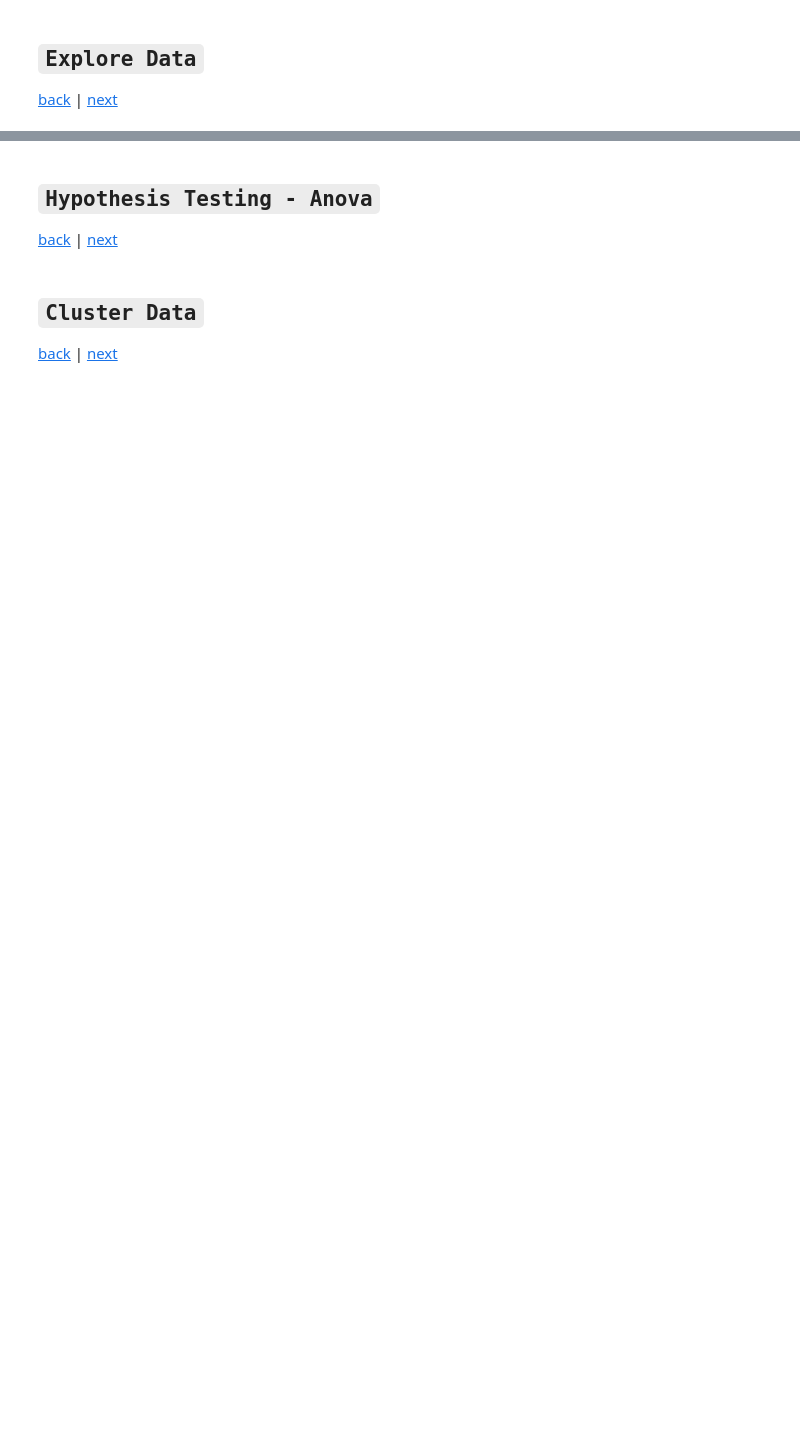
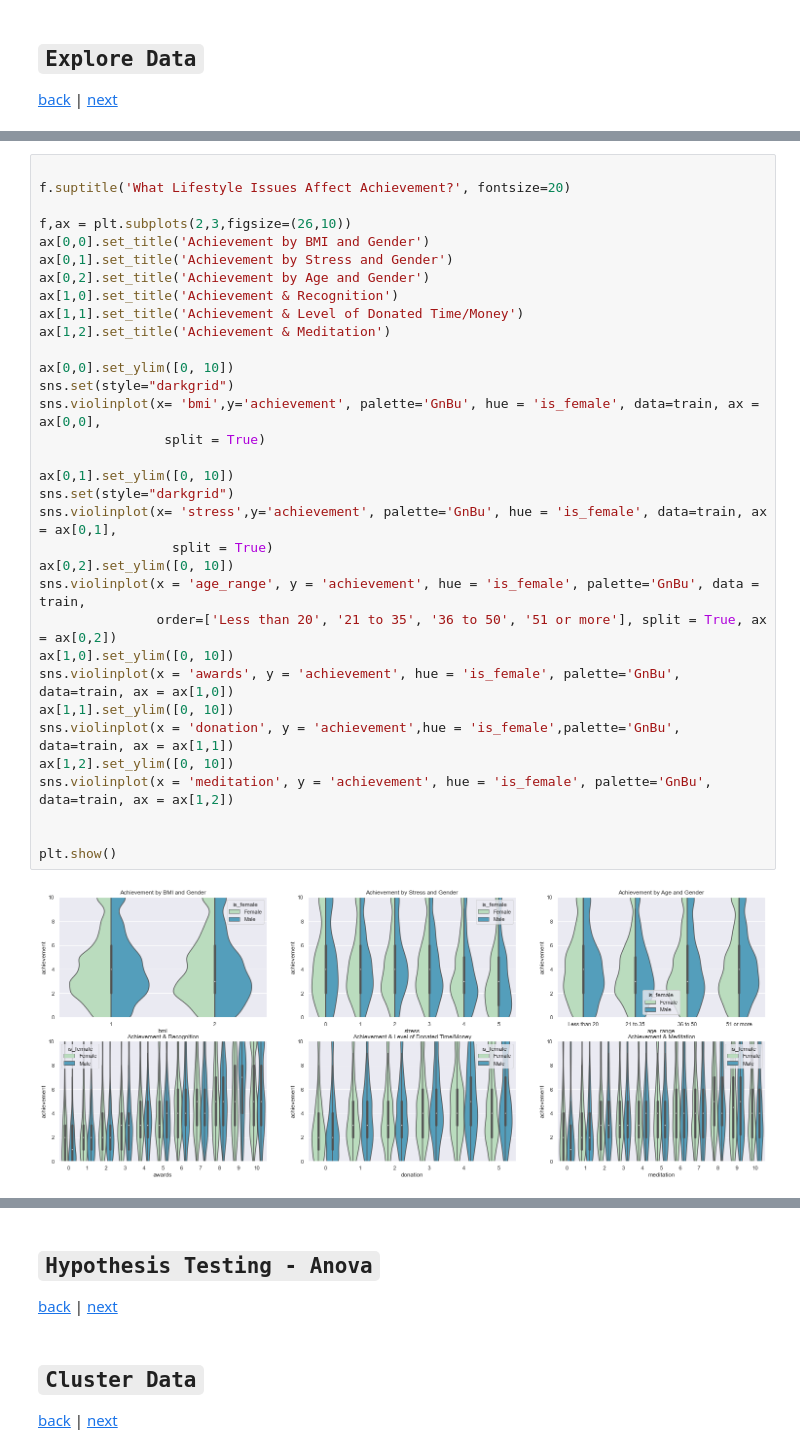
Before and after one commit to barbmarques/Lifestyle_Predictors_of_Personal_Achievement, a Jupyter notebook: Wellbeing.ipynb, the cells around one changed output, grey strips where cells are left out. Saved outputs shown, nothing was run; the diff lists cells and outputs as text; blank space fills up the shorter version.

```diff
--- a/Wellbeing.ipynb
+++ b/Wellbeing.ipynb
@@ -169,0 +266,35 @@ df
+# %%
+
+f.suptitle('What Lifestyle Issues Affect Achievement?', fontsize=20)
+
+f,ax = plt.subplots(2,3,figsize=(26,10))
+ax[0,0].set_title('Achievement by BMI and Gender')
+ax[0,1].set_title('Achievement by Stress and Gender')
+ax[0,2].set_title('Achievement by Age and Gender')
+ax[1,0].set_title('Achievement & Recognition')
+ax[1,1].set_title('Achievement & Level of Donated Time/Money')
+ax[1,2].set_title('Achievement & Meditation')
+
+ax[0,0].set_ylim([0, 10])
+sns.set(style="darkgrid")
+sns.violinplot(x= 'bmi',y='achievement', palette='GnBu', hue = 'is_female', data=train, ax = ax[0,0],
+                split = True)
+
+ax[0,1].set_ylim([0, 10])
+sns.set(style="darkgrid")
+sns.violinplot(x= 'stress',y='achievement', palette='GnBu', hue = 'is_female', data=train, ax = ax[0,1],
+                 split = True)
+ax[0,2].set_ylim([0, 10])
+sns.violinplot(x = 'age_range', y = 'achievement', hue = 'is_female', palette='GnBu', data = train,
+               order=['Less than 20', '21 to 35', '36 to 50', '51 or more'], split = True, ax = ax[0,2])
+ax[1,0].set_ylim([0, 10])
+sns.violinplot(x = 'awards', y = 'achievement', hue = 'is_female', palette='GnBu', data=train, ax = ax[1,0])
+ax[1,1].set_ylim([0, 10])
+sns.violinplot(x = 'donation', y = 'achievement',hue = 'is_female',palette='GnBu', data=train, ax = ax[1,1])
+ax[1,2].set_ylim([0, 10])
+sns.violinplot(x = 'meditation', y = 'achievement', hue = 'is_female', palette='GnBu', data=train, ax = ax[1,2])
+
+
+plt.show()
+# %% [output]
+[figure, added]
```
Also changed, not shown: parts of 24 cells of this notebook, 3 other files.
